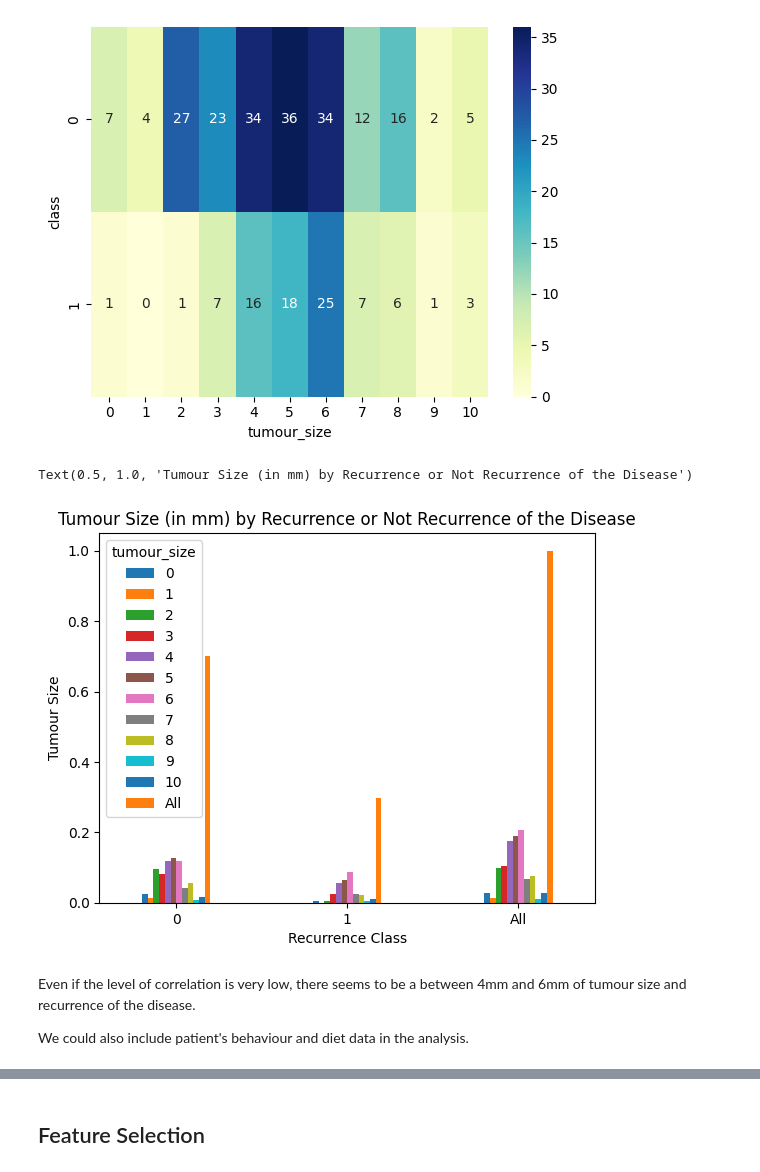
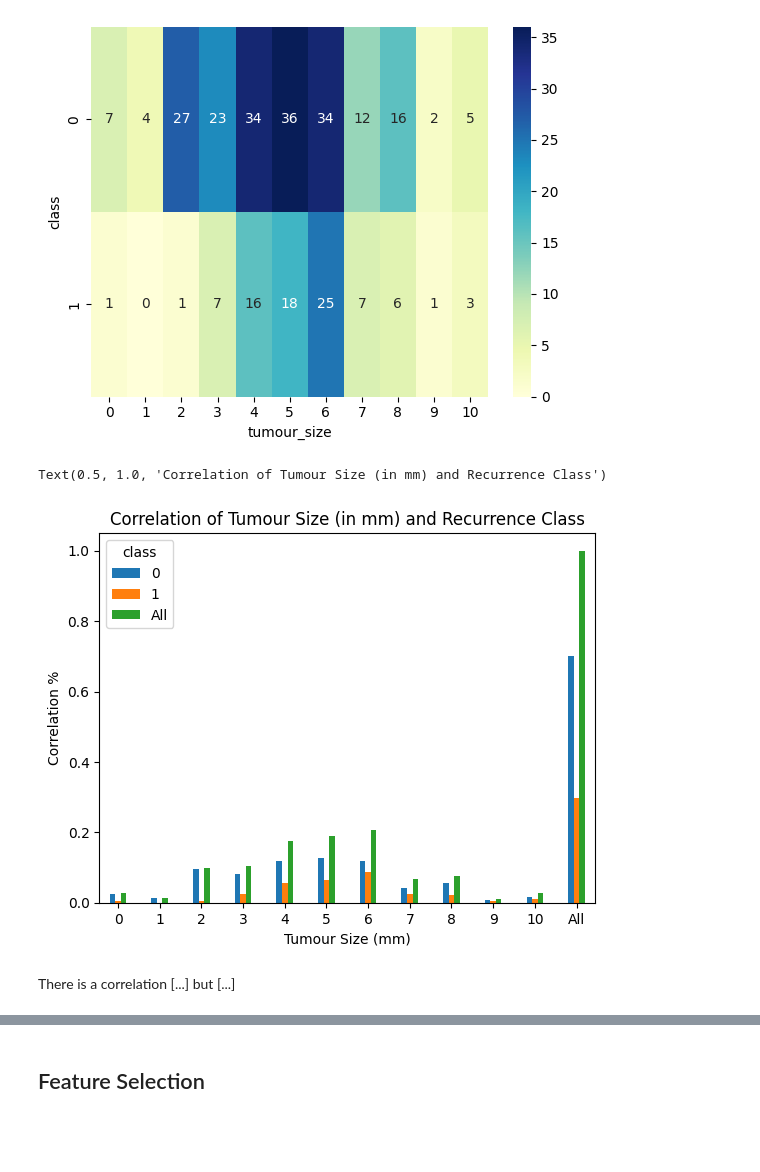
Before and after one commit to daniocionini/Prediction-Model-Breast-Cancer-Recurrence, a Jupyter notebook: pred-breast-cancer-recc.ipynb, the cells around one changed output, grey strips where cells are left out. Drawn from its saved outputs; the diff is of its cells as text; code cells hidden in the pictures; blank space fills up the shorter version.

```diff
--- a/pred-breast-cancer-recc.ipynb
+++ b/pred-breast-cancer-recc.ipynb
@@ -397,9 +519,7 @@ Text(0.5, 1.0, 'Patients that had Radiation Therapy by Recurrence or Not Recurre
 # %%
-tab5 = pd.crosstab(
+tab6 = pd.crosstab(
+    data['tumour_size'],
     data['class'],
-    data['tumour_size'],
     margins=True,
     normalize=True,
 )
-
-print(tab5)
@@ -421,14 +546,12 @@ sns.heatmap(pd.crosstab(data['class'], data['tumour_size']), cmap="YlGnBu", anno
 <AxesSubplot: xlabel='tumour_size', ylabel='class'>
 [figure]
 # %%
-barplot = tab5.plot.bar(rot=0, width=0.4)
-plt.xlabel("Recurrence Class")
-plt.ylabel("Tumour Size")
-plt.title("Tumour Size (in mm) by Recurrence or Not Recurrence of the Disease")
+barplot = tab6.plot.bar(rot=0, width=0.4)
+plt.xlabel("Tumour Size (mm)")
+plt.ylabel("Correlation %")
+plt.title("Correlation of Tumour Size (in mm) and Recurrence Class")
 # %% [output]
-Text(0.5, 1.0, 'Tumour Size (in mm) by Recurrence or Not Recurrence of the Disease')
+Text(0.5, 1.0, 'Correlation of Tumour Size (in mm) and Recurrence Class')
-[figure, old version]
+[figure, new version]
 # %% [markdown]
-Even if the level of correlation is very low, there seems to be a between 4mm and 6mm of tumour size and recurrence of the disease.
-
-We could also include patient's behaviour and diet data in the analysis.
+There is a correlation [...] but [...]
```
Also changed, not shown: parts of 132 cells of this notebook.
